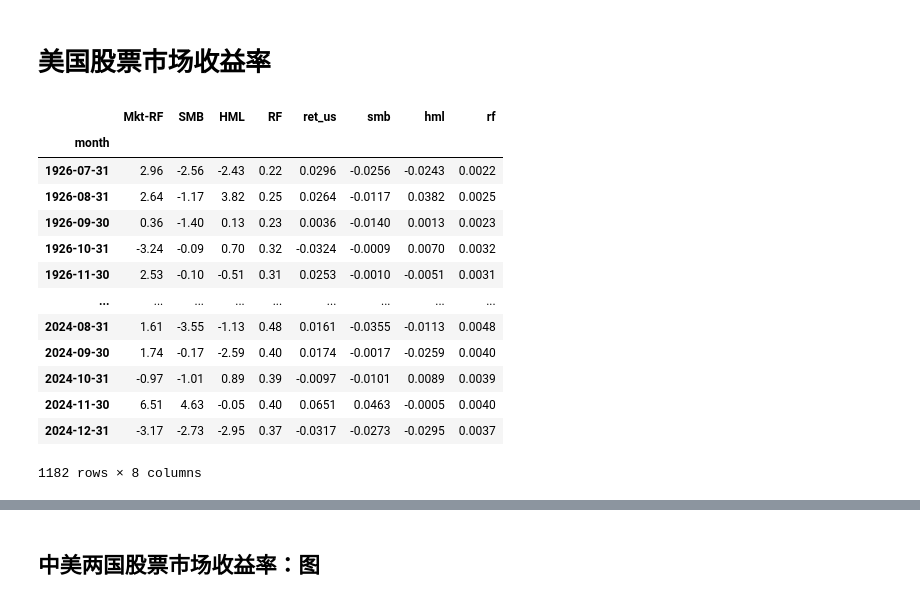
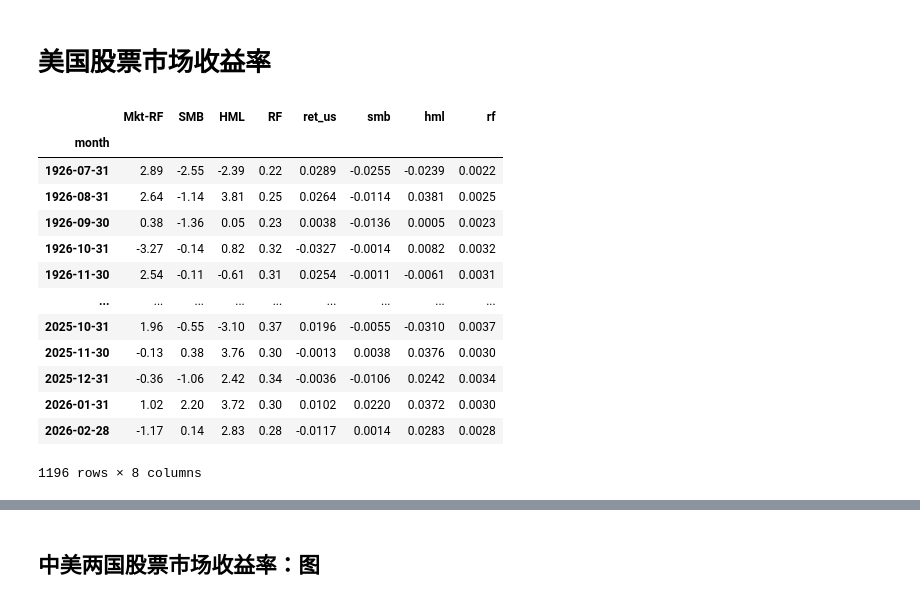
Before and after one commit to chenghang1989/Asset-Pricing-Homework, a Jupyter notebook: Homework1.ipynb, the cells around one changed output, grey strips where cells are left out. Drawn from its saved outputs; the diff is of its cells as text; code cells hidden in the pictures.

```diff
--- a/Homework1.ipynb
+++ b/Homework1.ipynb
@@ -173,29 +175,31 @@ Alternative Hypothesis: The process is weakly stationary.
 # 美国股票市场收益率
 # %%
 # import data from Data/F-F_Research_Data_Factors.CSV
-ff_data = pd.read_csv('Data/F-F_Research_Data_Factors.csv')
+ff_data = pd.read_csv('/Volumes/BetAlpha/US Asset Pricing/Data/F-F_Research_Data_Factors.csv', skiprows=3)
+# 只要包含6位数字的月份数据，剔除年度数据和版权信息
+ff_data = ff_data[ff_data['Unnamed: 0'].astype(str).str.match(r'^\d{6}$', na=False)]
 # 重命名列并将数值列除以100
 ff_data = ff_data.rename(columns={'Unnamed: 0': 'month'})
 # 将月份转换为日期格式并设置为月末
 ff_data['month'] = pd.to_datetime(ff_data['month'], format='%Y%m') + MonthEnd(0)
-ff_data[['ret_us', 'smb', 'hml', 'rf']] = ff_data[['Mkt-RF', 'SMB', 'HML', 'RF']] / 100
+ff_data[['ret_us', 'smb', 'hml', 'rf']] = ff_data[['Mkt-RF', 'SMB', 'HML', 'RF']].astype(float) / 100
 ff_data.set_index('month', inplace=True)
 ff_data
 # %% [output]
 |  | Mkt-RF | SMB | HML | RF | ret_us | smb | hml | rf |
 | month |  |  |  |  |  |  |  |  |
-| 1926-07-31 | 2.96 | -2.56 | -2.43 | 0.22 | 0.0296 | -0.0256 | -0.0243 | 0.0022 |
-| 1926-08-31 | 2.64 | -1.17 | 3.82 | 0.25 | 0.0264 | -0.0117 | 0.0382 | 0.0025 |
-| 1926-09-30 | 0.36 | -1.40 | 0.13 | 0.23 | 0.0036 | -0.0140 | 0.0013 | 0.0023 |
-| 1926-10-31 | -3.24 | -0.09 | 0.70 | 0.32 | -0.0324 | -0.0009 | 0.0070 | 0.0032 |
-| 1926-11-30 | 2.53 | -0.10 | -0.51 | 0.31 | 0.0253 | -0.0010 | -0.0051 | 0.0031 |
+| 1926-07-31 | 2.89 | -2.55 | -2.39 | 0.22 | 0.0289 | -0.0255 | -0.0239 | 0.0022 |
+| 1926-08-31 | 2.64 | -1.14 | 3.81 | 0.25 | 0.0264 | -0.0114 | 0.0381 | 0.0025 |
+| 1926-09-30 | 0.38 | -1.36 | 0.05 | 0.23 | 0.0038 | -0.0136 | 0.0005 | 0.0023 |
+| 1926-10-31 | -3.27 | -0.14 | 0.82 | 0.32 | -0.0327 | -0.0014 | 0.0082 | 0.0032 |
+| 1926-11-30 | 2.54 | -0.11 | -0.61 | 0.31 | 0.0254 | -0.0011 | -0.0061 | 0.0031 |
 | ... | ... | ... | ... | ... | ... | ... | ... | ... |
-| 2024-08-31 | 1.61 | -3.55 | -1.13 | 0.48 | 0.0161 | -0.0355 | -0.0113 | 0.0048 |
-| 2024-09-30 | 1.74 | -0.17 | -2.59 | 0.40 | 0.0174 | -0.0017 | -0.0259 | 0.0040 |
-| 2024-10-31 | -0.97 | -1.01 | 0.89 | 0.39 | -0.0097 | -0.0101 | 0.0089 | 0.0039 |
-| 2024-11-30 | 6.51 | 4.63 | -0.05 | 0.40 | 0.0651 | 0.0463 | -0.0005 | 0.0040 |
-| 2024-12-31 | -3.17 | -2.73 | -2.95 | 0.37 | -0.0317 | -0.0273 | -0.0295 | 0.0037 |
+| 2025-10-31 | 1.96 | -0.55 | -3.10 | 0.37 | 0.0196 | -0.0055 | -0.0310 | 0.0037 |
+| 2025-11-30 | -0.13 | 0.38 | 3.76 | 0.30 | -0.0013 | 0.0038 | 0.0376 | 0.0030 |
+| 2025-12-31 | -0.36 | -1.06 | 2.42 | 0.34 | -0.0036 | -0.0106 | 0.0242 | 0.0034 |
+| 2026-01-31 | 1.02 | 2.20 | 3.72 | 0.30 | 0.0102 | 0.0220 | 0.0372 | 0.0030 |
+| 2026-02-28 | -1.17 | 0.14 | 2.83 | 0.28 | -0.0117 | 0.0014 | 0.0283 | 0.0028 |
-1182 rows × 8 columns
+1196 rows × 8 columns
 # %%
 ts = ts.merge(ff_data[['ret_us']], on='month', how='left')
 ts
```
Also changed, not shown: parts of 84 cells of this notebook, 6 other files.
